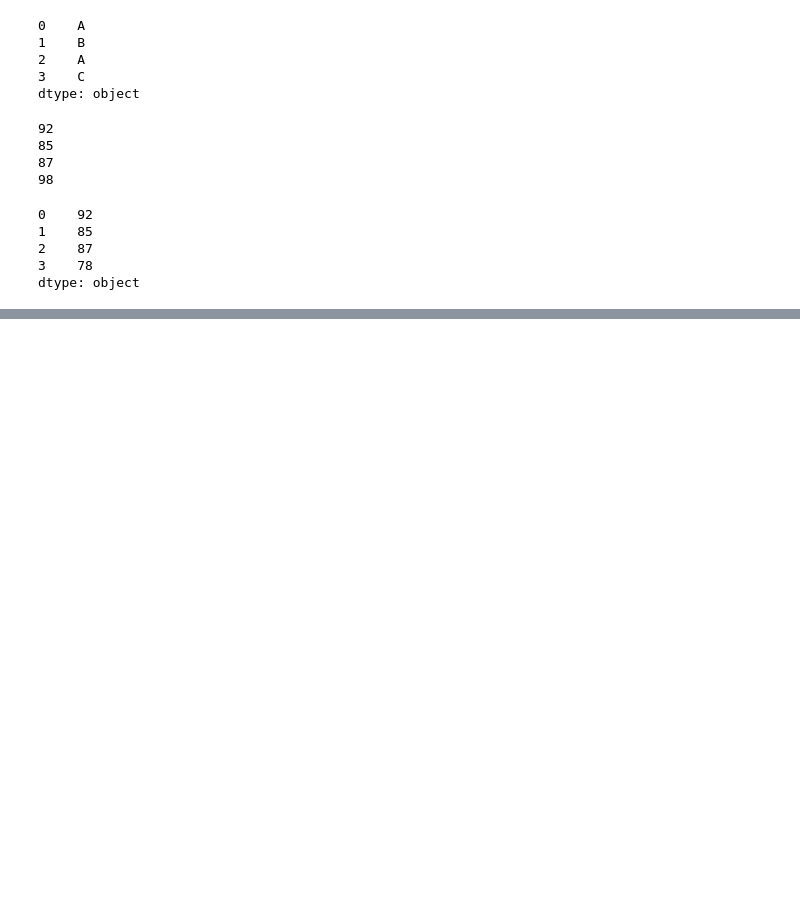
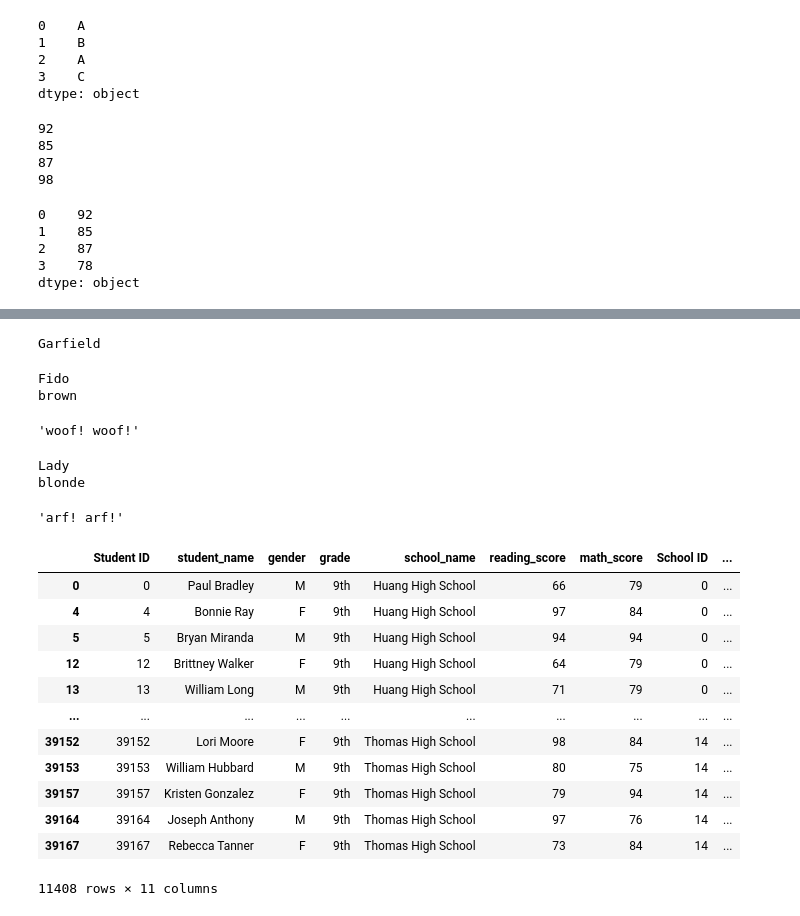
Before and after one commit to Tara-Lightner/School_District_Analysis, a Jupyter notebook: PyCitySchools.ipynb, the cells around one changed output, grey strips where cells are left out. Cells and saved outputs as stored; diff of their text form; code cells hidden in the pictures; blank space fills up the shorter version.

```diff
--- a/PyCitySchools.ipynb
+++ b/PyCitySchools.ipynb
@@ -1222,0 +1149,11 @@ blonde
+# %%
+# Skill Drill
+# Create another object of the Cat class. Its name should be Garfield,
+# and the object should be assigned to the variable second_cat.
+
+
+
+second_cat = Cat('Garfield')
+print(second_cat.name)
+# %% [output]
+Garfield
@@ -1222,0 +1186,68 @@ blonde
+# %%
+# perform action though the bark method
+# ??? Why does it read woolf! woolf! two times>
+
+first_dog = Dog('Fido', 'brown', 'woof!')
+print(first_dog.name)
+print(first_dog.color)
+first_dog.bark()
+# %% [output]
+Fido
+brown
+'woof! woof!'
+# %%
+# Instantiate another object of the Dog class. Its name should be Lady, its color should be blonde, and
+# its sound should be arf!.
+# The object should be assigned to the variable second_dog. Call this object's bark method.
+# Note: def sections must be indented from class to run correctly
+# ??? When I run this it seems they all have to be in the same cell, but that was not true of Cat.  What is going on???
+
+
+class Dog:
+    def __init__(self, name, color, sound):
+        self.name = name
+        self.color = color
+        self.sound = sound
+
+    def arf(self):
+        return self.sound + ' ' + self.sound
+
+second_dog = Dog('Lady', 'blonde', 'arf!')
+print(second_dog.name)
+print(second_dog.color)
+second_dog.arf()
+# %% [output]
+Lady
+blonde
+'arf! arf!'
+# %%
+# 4.10.1 Create Grade-Level DataFrames
+# For each school's metadata get the average math and reading scores for each school.
+# create two new DataFrames: one that will display the average math scores for each grade, ...
+# ...and the one that will display the average reading scores for each grade.(grouped by name of school)
+# In this DataFrame, each grade—9th, 10th, 11th and 12th—is a Series of data.
+# ??? Are Lists and Series 100% the same ???
+
+ninth_graders = school_data_complete_df[(school_data_complete_df["grade"] == "9th")]
+
+tenth_graders = school_data_complete_df[(school_data_complete_df["grade"] == "10th")]
+
+eleventh_graders = school_data_complete_df[(school_data_complete_df["grade"] == "11th")]
+
+twelfth_graders = school_data_complete_df[(school_data_complete_df["grade"] == "12th")]
+
+ninth_graders
+# %% [output]
+|  | Student ID | student_name | gender | grade | school_name | reading_score | math_score | School ID | ... |
+| 0 | 0 | Paul Bradley | M | 9th | Huang High School | 66 | 79 | 0 | ... |
+| 4 | 4 | Bonnie Ray | F | 9th | Huang High School | 97 | 84 | 0 | ... |
+| 5 | 5 | Bryan Miranda | M | 9th | Huang High School | 94 | 94 | 0 | ... |
+| 12 | 12 | Brittney Walker | F | 9th | Huang High School | 64 | 79 | 0 | ... |
+| 13 | 13 | William Long | M | 9th | Huang High School | 71 | 79 | 0 | ... |
+| ... | ... | ... | ... | ... | ... | ... | ... | ... | ... |
+| 39152 | 39152 | Lori Moore | F | 9th | Thomas High School | 98 | 84 | 14 | ... |
+| 39153 | 39153 | William Hubbard | M | 9th | Thomas High School | 80 | 75 | 14 | ... |
+| 39157 | 39157 | Kristen Gonzalez | F | 9th | Thomas High School | 79 | 94 | 14 | ... |
+| 39164 | 39164 | Joseph Anthony | M | 9th | Thomas High School | 97 | 76 | 14 | ... |
+| 39167 | 39167 | Rebecca Tanner | F | 9th | Thomas High School | 73 | 84 | 14 | ... |
+11408 rows × 11 columns
```
Also changed, not shown: parts of 97 cells of this notebook.
